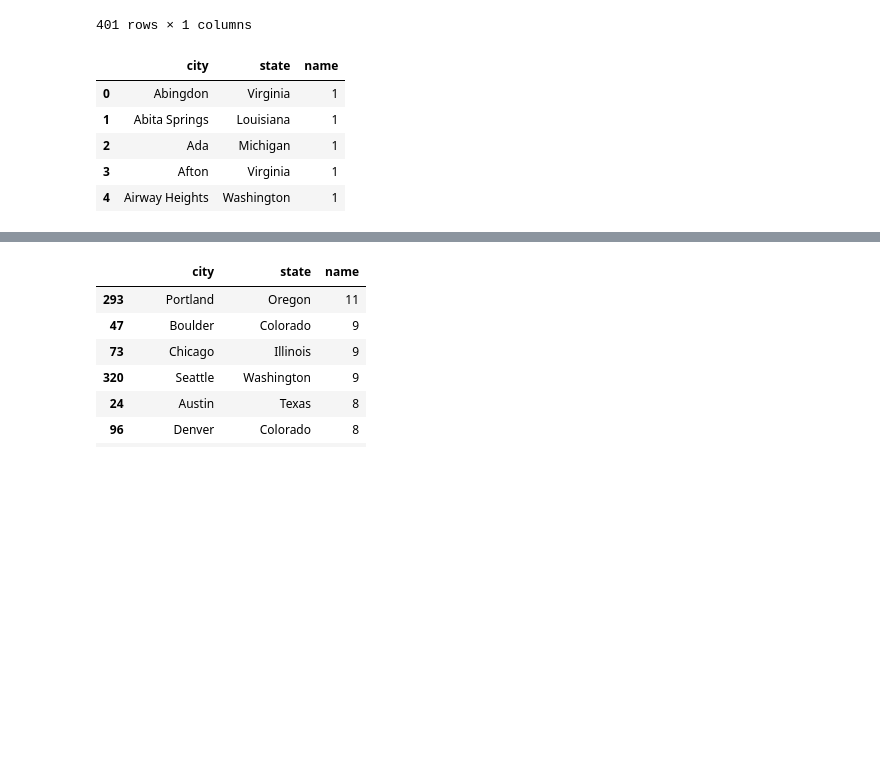
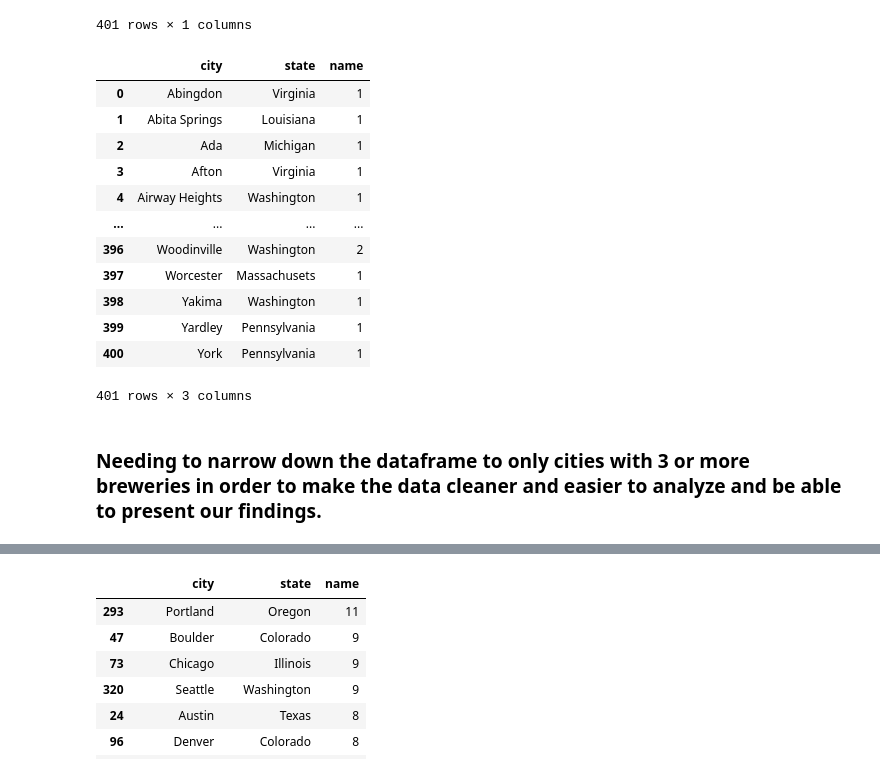
Before and after one commit to a-prospero/strange_brew, a Jupyter notebook: beer_analysis.ipynb, the cells around one changed output, grey strips where cells are left out. Drawn from its saved outputs; the diff is of its cells as text; code cells hidden in the pictures; blank space fills up the shorter version.

```diff
--- a/beer_analysis.ipynb
+++ b/beer_analysis.ipynb
@@ -114,13 +122,22 @@ city_br
 # %%
 city_br = city_br.reset_index()
 
-city_br.head()
+city_br
 # %% [output]
 |  | city | state | name |
 | 0 | Abingdon | Virginia | 1 |
 | 1 | Abita Springs | Louisiana | 1 |
 | 2 | Ada | Michigan | 1 |
 | 3 | Afton | Virginia | 1 |
 | 4 | Airway Heights | Washington | 1 |
+| ... | ... | ... | ... |
+| 396 | Woodinville | Washington | 2 |
+| 397 | Worcester | Massachusets | 1 |
+| 398 | Yakima | Washington | 1 |
+| 399 | Yardley | Pennsylvania | 1 |
+| 400 | York | Pennsylvania | 1 |
+401 rows × 3 columns
+# %% [markdown]
+### Needing to narrow down the dataframe to only cities with 3 or more breweries in order to make the data cleaner and easier to analyze and be able to present our findings.
 # %%
 city_br = city_br.loc[city_br["name"]>2]
```
Also changed, not shown: parts of 54 cells of this notebook, 1 other file.
